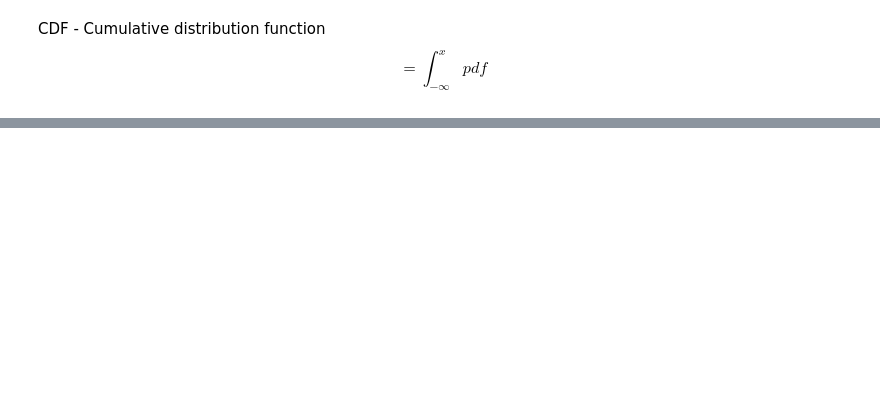
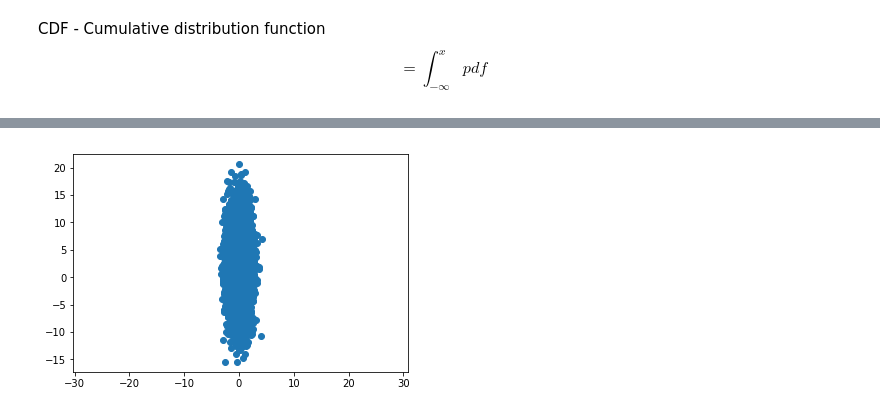
Before and after one commit to hhau01/deep-learning-prereqs, a Jupyter notebook: scipy/1-gaussian-pdf-cdf.ipynb, the cells around one changed output, grey strips where cells are left out. Saved outputs shown, nothing was run; the diff lists cells and outputs as text; code cells hidden in the pictures; blank space fills up the shorter version.

```diff
--- a/scipy/1-gaussian-pdf-cdf.ipynb
+++ b/scipy/1-gaussian-pdf-cdf.ipynb
@@ -67,0 +94,6 @@ plt.show()
+# %%
+plt.scatter(r[:,0], r[:,1])
+plt.axis('equal')
+plt.show()
+# %% [output]
+[figure, added]
```
Also changed, not shown: parts of 9 cells of this notebook, 2 other files.
